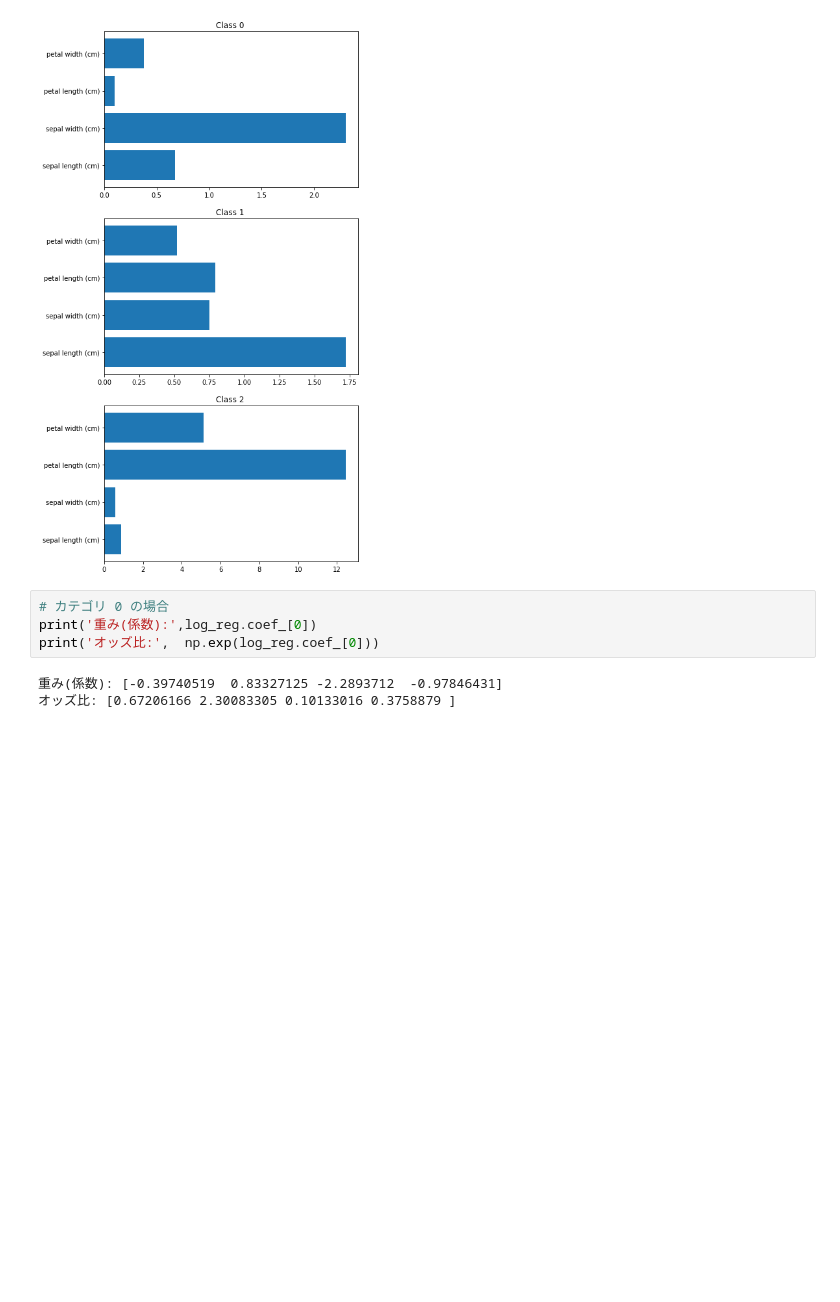
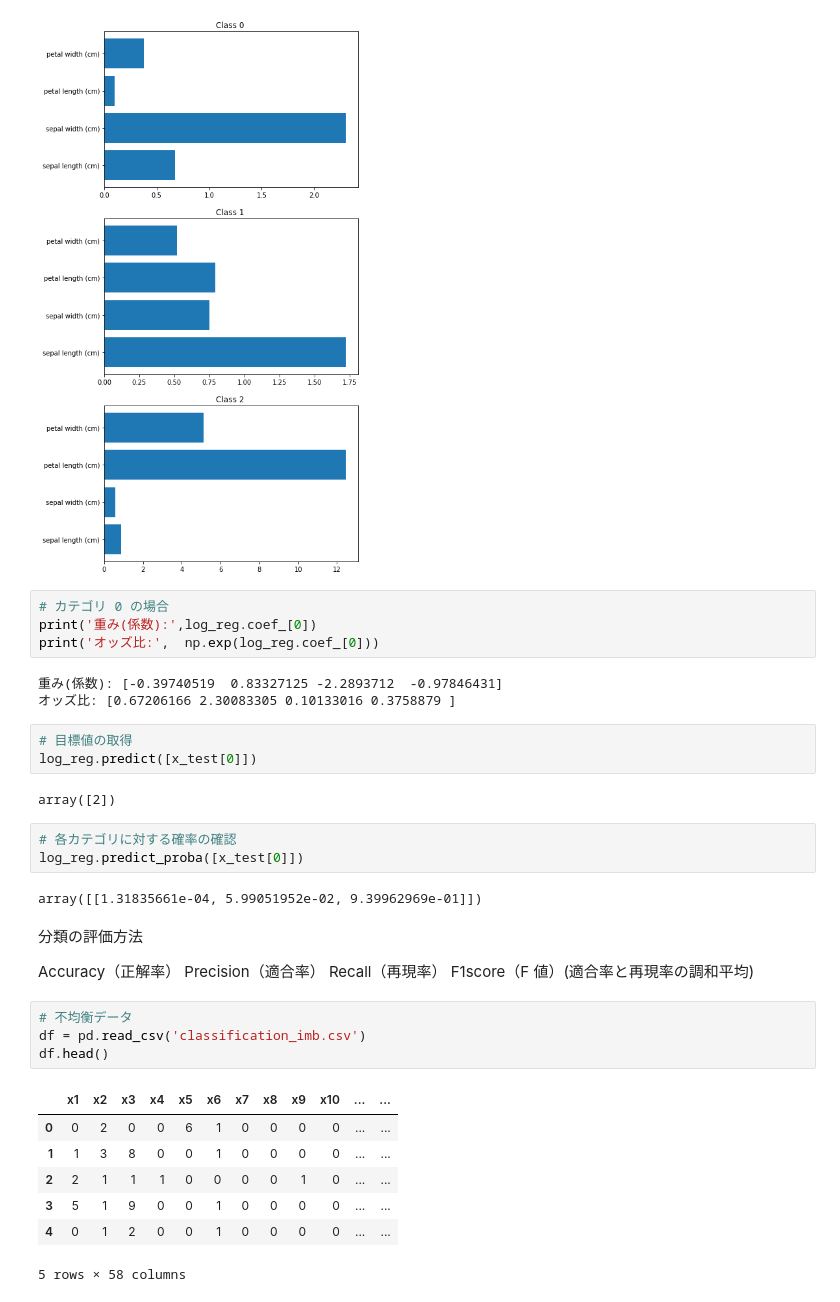
Before and after one commit to Sakana999/Self-Study, a Jupyter notebook: KIKAGAKU/KIKAGAKU ML Classification.ipynb, the cells around one changed output. Saved outputs shown, nothing was run; the diff lists cells and outputs as text; blank space fills up the shorter version.

```diff
--- a/KIKAGAKU/KIKAGAKU ML Classification.ipynb
+++ b/KIKAGAKU/KIKAGAKU ML Classification.ipynb
@@ -240,3 +240,32 @@ print('オッズ比:',  np.exp(log_reg.coef_[0]))
 # %% [output]
 重み(係数): [-0.39740519  0.83327125 -2.2893712  -0.97846431]
 オッズ比: [0.67206166 2.30083305 0.10133016 0.3758879 ]
+# %%
+# 目標値の取得
+log_reg.predict([x_test[0]])
+# %% [output]
+array([2])
+# %%
+# 各カテゴリに対する確率の確認
+log_reg.predict_proba([x_test[0]])
+# %% [output]
+array([[1.31835661e-04, 5.99051952e-02, 9.39962969e-01]])
+# %% [markdown]
+分類の評価方法
+
+Accuracy（正解率）
+Precision（適合率）
+Recall（再現率）
+F1score（F 値）(適合率と再現率の調和平均)
+# %%
+# 不均衡データ
+df = pd.read_csv('classification_imb.csv')
+df.head()
+# %% [output]
+|  | x1 | x2 | x3 | x4 | x5 | x6 | x7 | x8 | x9 | x10 | ... | ... |
+| 0 | 0 | 2 | 0 | 0 | 6 | 1 | 0 | 0 | 0 | 0 | ... | ... |
+| 1 | 1 | 3 | 8 | 0 | 0 | 1 | 0 | 0 | 0 | 0 | ... | ... |
+| 2 | 2 | 1 | 1 | 1 | 0 | 0 | 0 | 0 | 1 | 0 | ... | ... |
+| 3 | 5 | 1 | 9 | 0 | 0 | 1 | 0 | 0 | 0 | 0 | ... | ... |
+| 4 | 0 | 1 | 2 | 0 | 0 | 1 | 0 | 0 | 0 | 0 | ... | ... |
+5 rows × 58 columns
```
Also changed, not shown: parts of 18 cells of this notebook, 4 other files.
